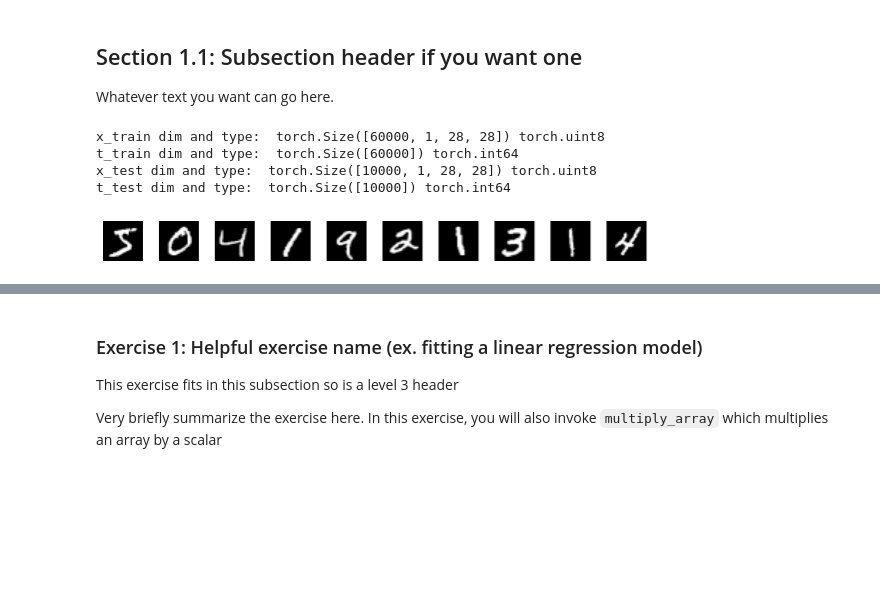
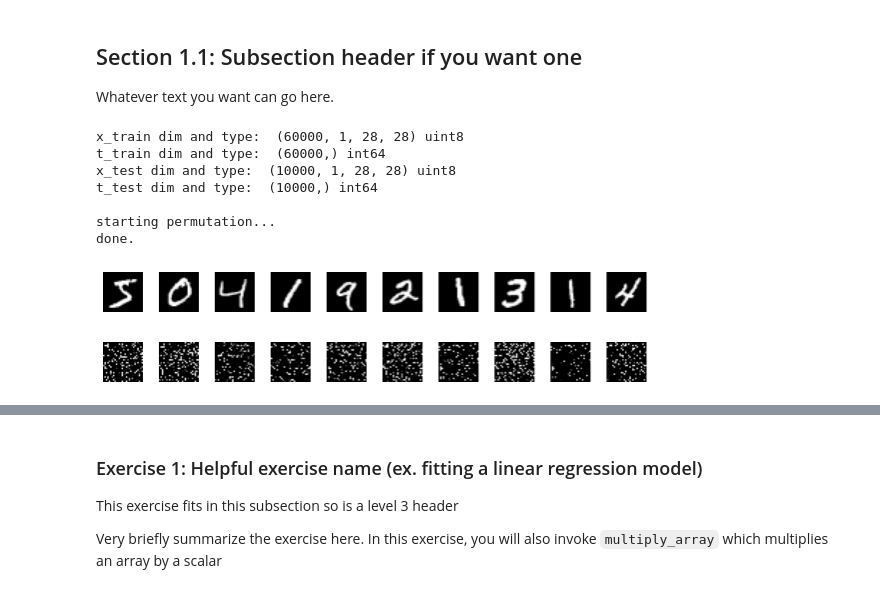
Before and after one commit to kwcooper/CL_neuromatch, a Jupyter notebook: continual_learning_neuromatch.ipynb, the cells around one changed output, grey strips where cells are left out. Cells and saved outputs as stored; diff of their text form; code cells hidden in the pictures; blank space fills up the shorter version.

```diff
--- a/continual_learning_neuromatch.ipynb
+++ b/continual_learning_neuromatch.ipynb
@@ -179,27 +180,65 @@ Text about the first concept. Don't make too long to reduce reading times during
 
 Whatever text you want can go here.
 # %%
-x_train, t_train, x_test, t_test = load_mnist()
+x_traint, t_traint, x_testt, t_testt = load_mnist()
 
-# clean up to above and make functions
+# TODO: clean up to above and make functions
 
-x_train = torch.unsqueeze(x_train, 1)
-x_test = torch.unsqueeze(x_test, 1)
+# Fix dimsions and convert back to np array for code compatability
+# We arn't using torch dataloaders for simplisity
+x_traint = torch.unsqueeze(x_traint, 1)
+x_testt = torch.unsqueeze(x_testt, 1)
+x_train = x_traint.numpy().copy()
+x_test = x_testt.numpy()
+t_train = t_traint.numpy().copy()
+t_test = t_testt.numpy()
 
 print("x_train dim and type: ", x_train.shape, x_train.dtype)
 print("t_train dim and type: ", t_train.shape, t_train.dtype)
 print("x_test dim and type: ", x_test.shape, x_test.dtype)
 print("t_test dim and type: ", t_test.shape, t_test.dtype)
+print()
 
-# Plot the MNIST data
-nPlots = 10
-f, axarr = plt.subplots(1,nPlots)
-for ii in range(nPlots):
-  axarr[ii].imshow(x_train[ii,0], cmap="gray")
-np.vectorize(lambda ax:ax.axis('off'))(axarr);
+
+def plot_mnist(data, nPlots=10):
+  """ Plot MNIST data
+
+  """
+  f, axarr = plt.subplots(1,nPlots)
+  for ii in range(nPlots):
+    axarr[ii].imshow(data[ii,0], cmap="gray")
+  np.vectorize(lambda ax:ax.axis('off'))(axarr);
+  plt.show()
+
+
+def permute_mnist(mnist, seed, verbose=False):
+    """ Given the training set, permute pixels of each img the same way. """
+
+    np.random.seed(seed)
+    if verbose: print("starting permutation...")
+    h = w = 28
+    perm_inds = list(range(h*w))
+    np.random.shuffle(perm_inds)
+    # print(perm_inds)
+    perm_mnist = []
+    for set in mnist:
+        num_img = set.shape[0]
+        flat_set = set.reshape(num_img, w * h)
+        perm_mnist.append(flat_set[:, perm_inds].reshape(num_img, 1, w, h))
+    if verbose: print("done.")
+    return perm_mnist
+
+x_train2, x_test2 = permute_mnist([x_train, x_test], 0, verbose=True)
+
+plot_mnist(x_train, nPlots=10)
+plot_mnist(x_train2, nPlots=10)
 # %% [output]
-x_train dim and type:  torch.Size([60000, 1, 28, 28]) torch.uint8
-t_train dim and type:  torch.Size([60000]) torch.int64
-x_test dim and type:  torch.Size([10000, 1, 28, 28]) torch.uint8
-t_test dim and type:  torch.Size([10000]) torch.int64
+x_train dim and type:  (60000, 1, 28, 28) uint8
+t_train dim and type:  (60000,) int64
+x_test dim and type:  (10000, 1, 28, 28) uint8
+t_test dim and type:  (10000,) int64
+
+starting permutation...
+done.
 [figure]
+[figure, added]
```
Also changed, not shown: parts of 6 cells of this notebook.
